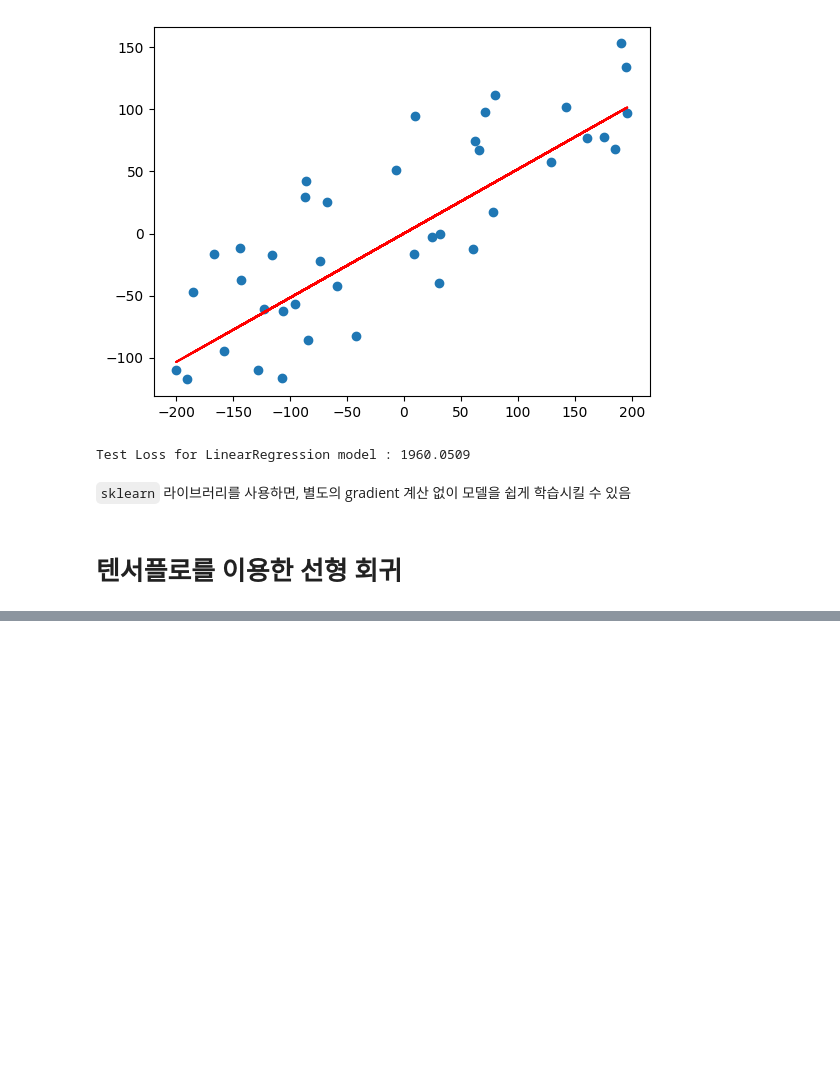
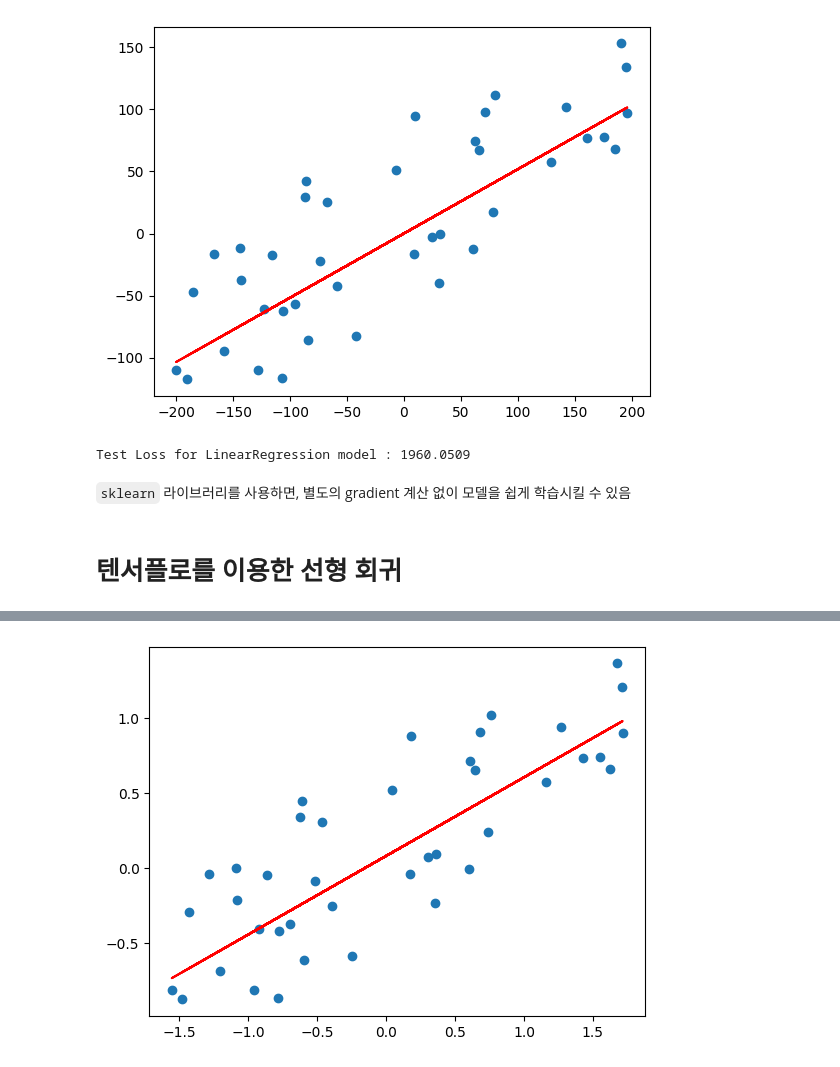
Before and after one commit to Chocoding1/Machine-Learning-Deep-Learning, a Jupyter notebook: [practice]_Linear_Regression.ipynb, the cells around one changed output, grey strips where cells are left out. Drawn from its saved outputs; the diff is of its cells as text; code cells hidden in the pictures; blank space fills up the shorter version.

```diff
--- a/[practice]_Linear_Regression.ipynb
+++ b/[practice]_Linear_Regression.ipynb
@@ -340,0 +418,13 @@ plt.show()
+# %%
+X_test_scaled = (X_test - np.mean(X_test)) / np.std(X_test)
+y_test_scaled = (y_test - np.mean(X_test)) / np.std(X_test)
+
+result = model.evaluate(X_test_scaled, y_test_scaled)
+print('test loss :', result)
+
+prediction = model.predict(X_test_scaled)
+
+plt.scatter(X_test_scaled, y_test_scaled)
+plt.plot(X_test_scaled, prediction, 'r')
+plt.show()
+# %% [output]
@@ -340,0 +434 @@ plt.show()
+[figure, added]
```
Also changed, not shown: parts of 9 cells of this notebook.
